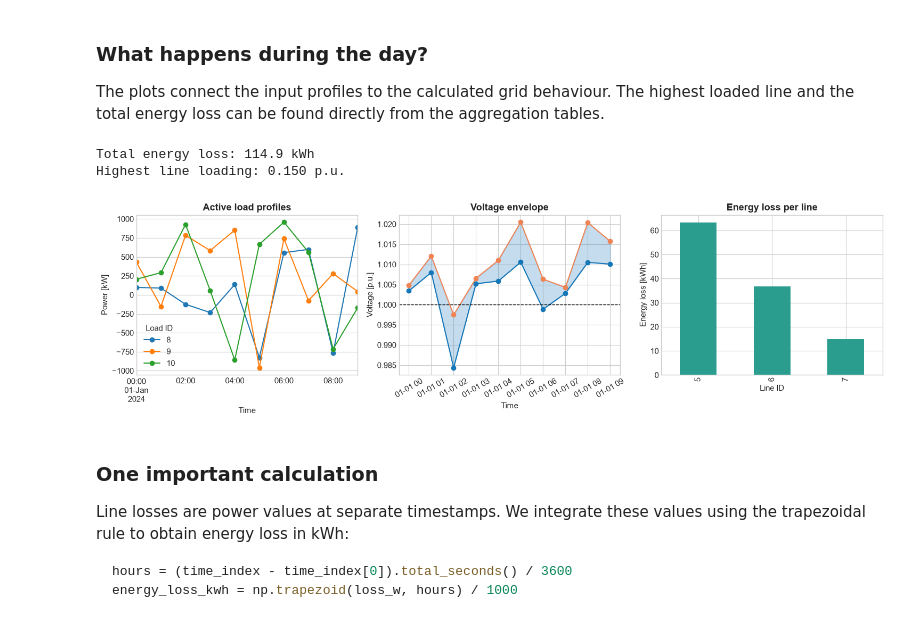
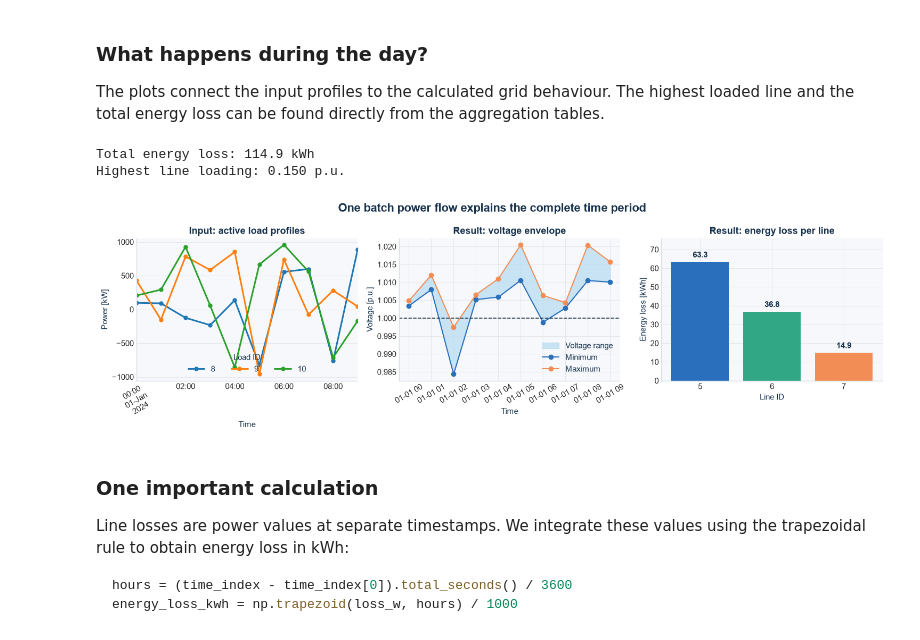
Before and after one commit to tue-ees-5xwg0/power-system-simulation-Four, a Jupyter notebook: example/final_presentation.ipynb, the cells around one changed output. Saved outputs shown, nothing was run; the diff lists cells and outputs as text; code cells hidden in the pictures.

Commit message:
Improve presentation visuals and add N-1 animation

```diff
--- a/example/final_presentation.ipynb
+++ b/example/final_presentation.ipynb
@@ -172,36 +215,45 @@ display(line_table.round(4))
 The plots connect the input profiles to the calculated grid behaviour. The highest loaded line and the
 total energy loss can be found directly from the aggregation tables.
 # %%
-fig, axes = plt.subplots(1, 3, figsize=(15, 4.3))
+fig, axes = plt.subplots(1, 3, figsize=(15, 4.5))
 
-(load_p / 1000).plot(ax=axes[0], marker="o")
-axes[0].set(title="Active load profiles", ylabel="Power [kW]", xlabel="Time")
-axes[0].legend(title="Load ID")
+(load_p / 1000).plot(ax=axes[0], marker="o", linewidth=2.2, markersize=5)
+axes[0].set(title="Input: active load profiles", ylabel="Power [kW]", xlabel="Time")
+axes[0].legend(title="Load ID", frameon=False, ncol=3, loc="lower center")
+clean_axes(axes[0])
 
 axes[1].fill_between(
     voltage_table.index,
     voltage_table["min_u_pu"],
     voltage_table["max_u_pu"],
-    color=BLUE,
-    alpha=0.25,
+    color=LIGHT_BLUE,
+    alpha=0.75,
     label="Voltage range",
 )
-axes[1].plot(voltage_table.index, voltage_table["min_u_pu"], color=BLUE, marker="o")
-axes[1].plot(voltage_table.index, voltage_table["max_u_pu"], color=ORANGE, marker="o")
-axes[1].axhline(1.0, color="black", linewidth=1, linestyle="--")
-axes[1].set(title="Voltage envelope", ylabel="Voltage [p.u.]", xlabel="Time")
-axes[1].tick_params(axis="x", rotation=30)
+axes[1].plot(voltage_table.index, voltage_table["min_u_pu"], color=BLUE, marker="o", label="Minimum")
+axes[1].plot(voltage_table.index, voltage_table["max_u_pu"], color=ORANGE, marker="o", label="Maximum")
+axes[1].axhline(1.0, color=NAVY, linewidth=1.2, linestyle="--")
+axes[1].set(title="Result: voltage envelope", ylabel="Voltage [p.u.]", xlabel="Time")
+axes[1].legend(frameon=False)
+clean_axes(axes[1])
 
-line_table["energy_loss_kwh"].plot.bar(ax=axes[2], color=GREEN)
-axes[2].set(title="Energy loss per line", ylabel="Energy loss [kWh]", xlabel="Line ID")
+loss_bars = axes[2].bar(line_table.index.astype(str), line_table["energy_loss_kwh"], color=[BLUE, GREEN, ORANGE])
+axes[2].bar_label(loss_bars, fmt="%.1f", padding=4, fontweight="bold")
+axes[2].set(title="Result: energy loss per line", ylabel="Energy loss [kWh]", xlabel="Line ID")
+axes[2].set_ylim(0, line_table["energy_loss_kwh"].max() * 1.2)
+clean_axes(axes[2])
 
+for ax in axes[:2]:
+    ax.tick_params(axis="x", rotation=30)
+
+fig.suptitle("One batch power flow explains the complete time period", fontsize=16, fontweight="bold")
 plt.tight_layout()
 print(f"Total energy loss: {line_table['energy_loss_kwh'].sum():.1f} kWh")
 print(f"Highest line loading: {line_table['max_loading_pu'].max():.3f} p.u.")
 # %% [output]
 Total energy loss: 114.9 kWh
 Highest line loading: 0.150 p.u.
-[figure, old version]
+[figure, new version]
 # %% [markdown]
 ### One important calculation
 
```
Also changed, not shown: parts of 6 cells of this notebook, 1 other file.
